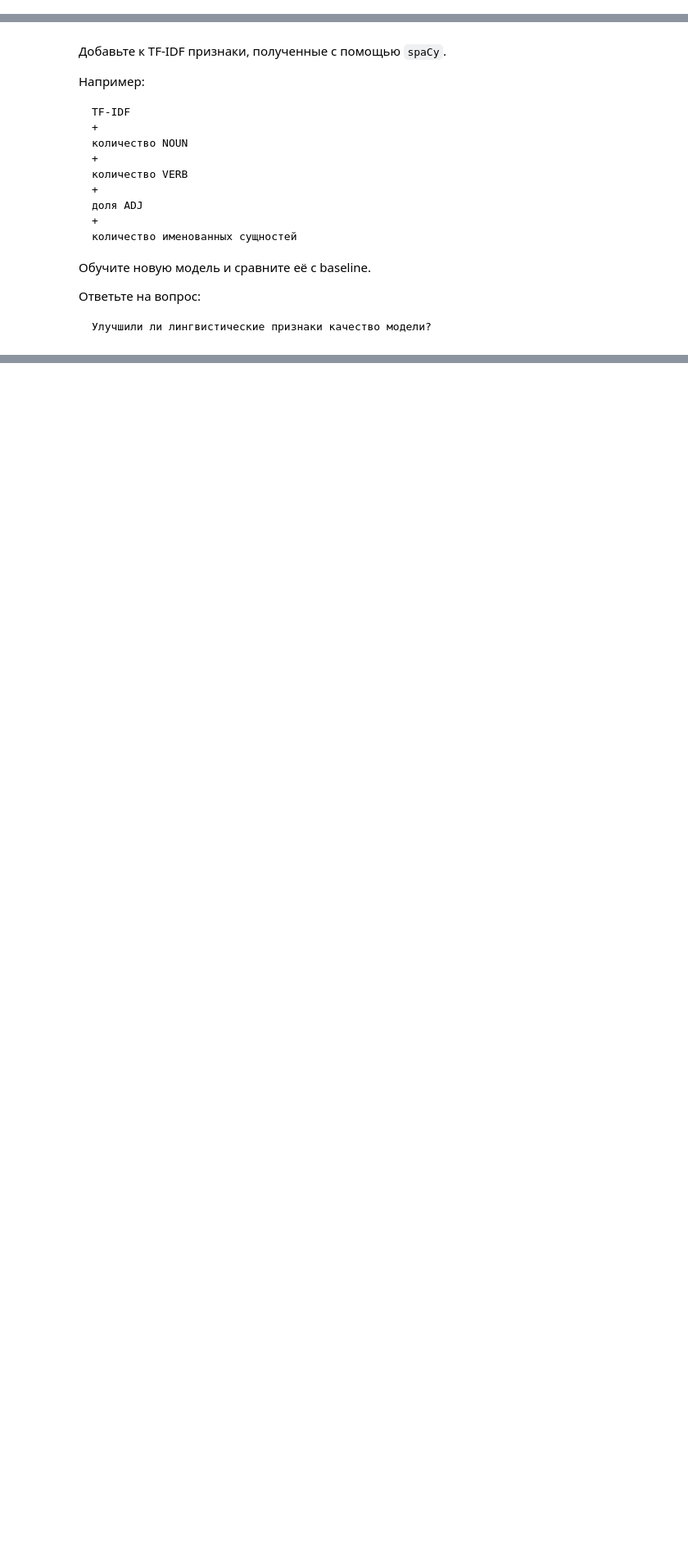
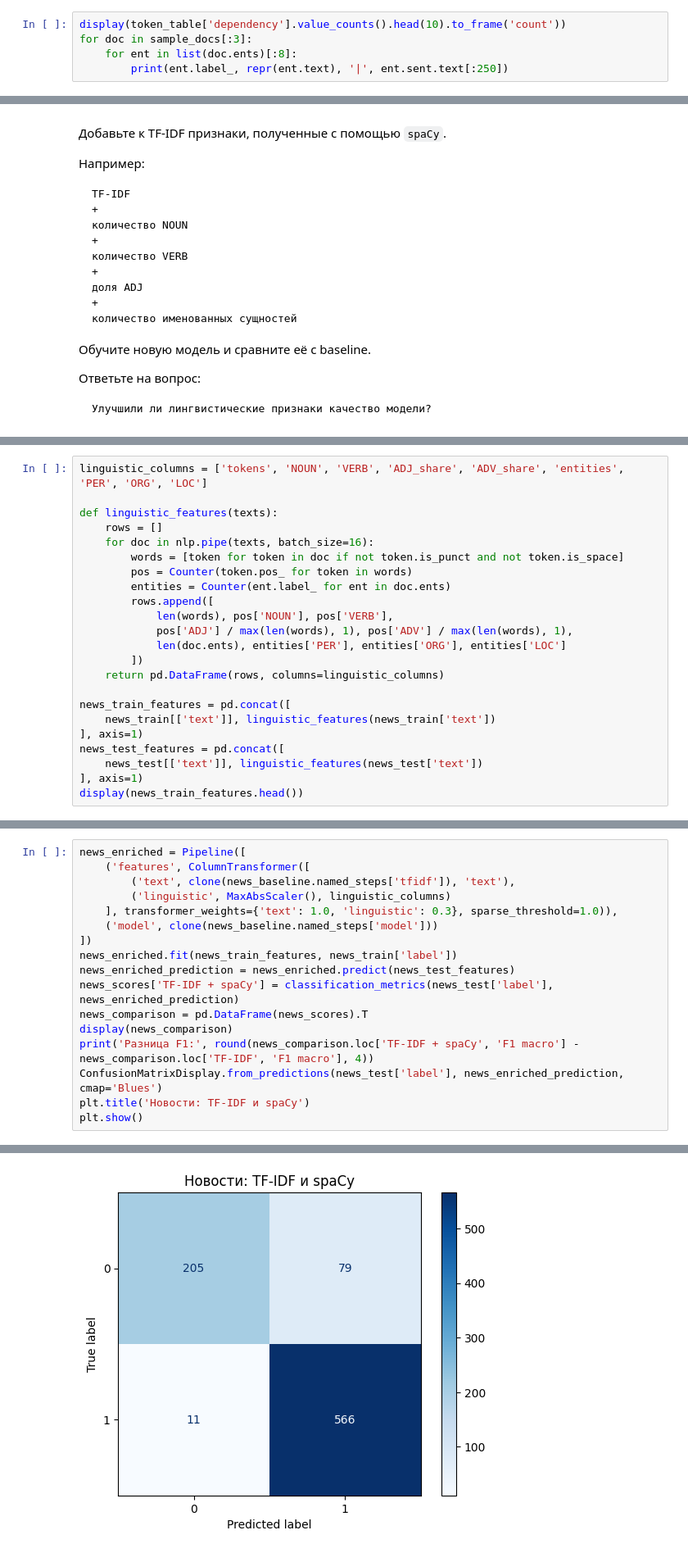
Before and after one commit to Lijnx/NLPlabs, a Jupyter notebook: NLP02_pipeline.ipynb, the cells around one changed output, grey strips where cells are left out. Shown at 82% size. Drawn from its saved outputs; the diff is of its cells as text; blank space fills up the shorter version.

```diff
--- a/NLP02_pipeline.ipynb
+++ b/NLP02_pipeline.ipynb
@@ -1400,0 +1503,5 @@ i do have a chinese NORP mum a few chinese NORP sisters spent two very important
+# %%
+display(token_table['dependency'].value_counts().head(10).to_frame('count'))
+for doc in sample_docs[:3]:
+    for ent in list(doc.ents)[:8]:
+        print(ent.label_, repr(ent.text), '|', ent.sent.text[:250])
@@ -1672,0 +1675,23 @@ per_class_f1.to_csv(RESULTS / 'emotion_per_class_f1.csv')
+# %%
+linguistic_columns = ['tokens', 'NOUN', 'VERB', 'ADJ_share', 'ADV_share', 'entities', 'PER', 'ORG', 'LOC']
+
+def linguistic_features(texts):
+    rows = []
+    for doc in nlp.pipe(texts, batch_size=16):
+        words = [token for token in doc if not token.is_punct and not token.is_space]
+        pos = Counter(token.pos_ for token in words)
+        entities = Counter(ent.label_ for ent in doc.ents)
+        rows.append([
+            len(words), pos['NOUN'], pos['VERB'],
+            pos['ADJ'] / max(len(words), 1), pos['ADV'] / max(len(words), 1),
+            len(doc.ents), entities['PER'], entities['ORG'], entities['LOC']
+        ])
+    return pd.DataFrame(rows, columns=linguistic_columns)
+
+news_train_features = pd.concat([
+    news_train[['text']], linguistic_features(news_train['text'])
+], axis=1)
+news_test_features = pd.concat([
+    news_test[['text']], linguistic_features(news_test['text'])
+], axis=1)
+display(news_train_features.head())
@@ -1672,0 +1707,18 @@ per_class_f1.to_csv(RESULTS / 'emotion_per_class_f1.csv')
+# %%
+news_enriched = Pipeline([
+    ('features', ColumnTransformer([
+        ('text', clone(news_baseline.named_steps['tfidf']), 'text'),
+        ('linguistic', MaxAbsScaler(), linguistic_columns)
+    ], transformer_weights={'text': 1.0, 'linguistic': 0.3}, sparse_threshold=1.0)),
+    ('model', clone(news_baseline.named_steps['model']))
+])
+news_enriched.fit(news_train_features, news_train['label'])
+news_enriched_prediction = news_enriched.predict(news_test_features)
+news_scores['TF-IDF + spaCy'] = classification_metrics(news_test['label'], news_enriched_prediction)
+news_comparison = pd.DataFrame(news_scores).T
+display(news_comparison)
+print('Разница F1:', round(news_comparison.loc['TF-IDF + spaCy', 'F1 macro'] - news_comparison.loc['TF-IDF', 'F1 macro'], 4))
+ConfusionMatrixDisplay.from_predictions(news_test['label'], news_enriched_prediction, cmap='Blues')
+plt.title('Новости: TF-IDF и spaCy')
+plt.show()
+# %% [output]
@@ -1672,0 +1729 @@ per_class_f1.to_csv(RESULTS / 'emotion_per_class_f1.csv')
+[figure, added]
```
Also changed, not shown: parts of 157 cells of this notebook.
